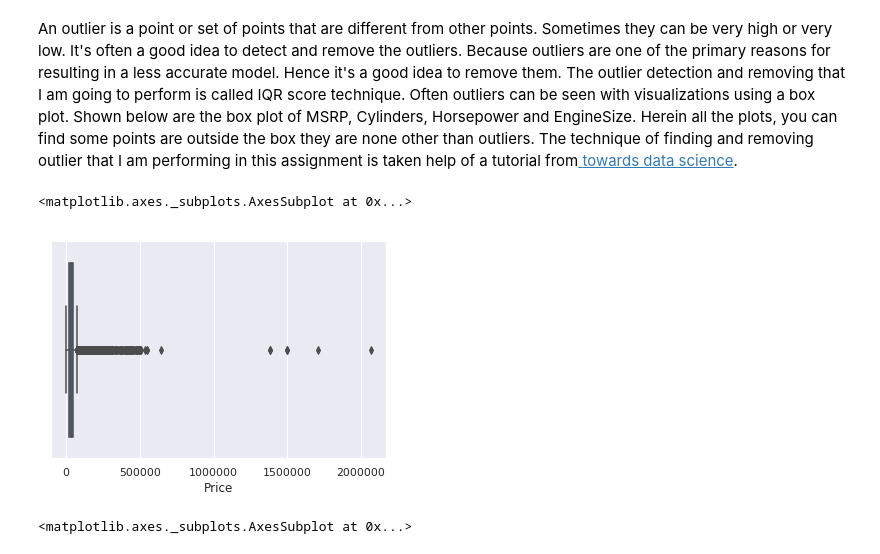
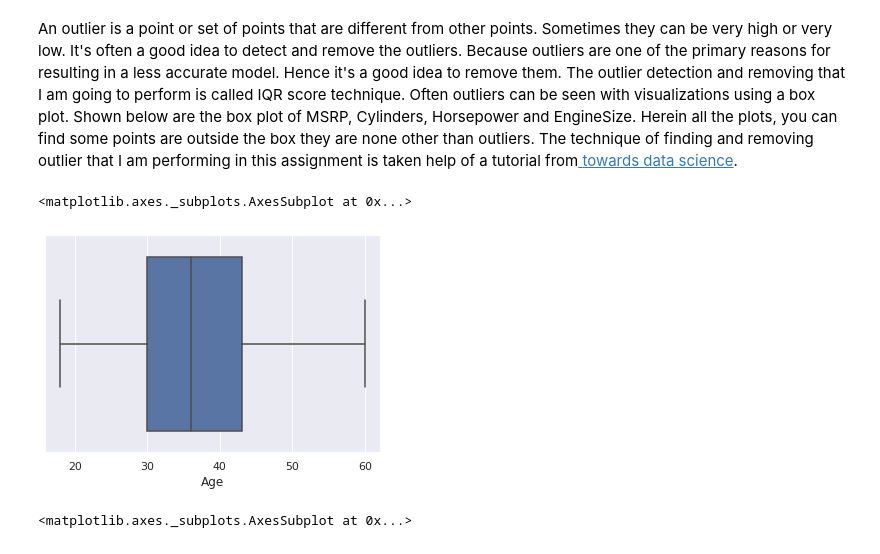
Before and after one commit to tauber/colab-exploratory, a Jupyter notebook: Exploratory_data_Analysis.ipynb, the cells around one changed output. Cells and saved outputs as stored; diff of their text form; code cells hidden in the pictures.

```diff
--- a/Exploratory_data_Analysis.ipynb
+++ b/Exploratory_data_Analysis.ipynb
@@ -273,10 +291,10 @@ dtype: int64
 # %% [markdown]
 An outlier is a point or set of points that are different from other points. Sometimes they can be very high or very low. It's often a good idea to detect and remove the outliers. Because outliers are one of the primary reasons for resulting in a less accurate model. Hence it's a good idea to remove them. The outlier detection and removing that I am going to perform is called IQR score technique. Often outliers can be seen with visualizations using a box plot. Shown below are the box plot of MSRP, Cylinders, Horsepower and EngineSize. Herein all the plots, you can find some points are outside the box they are none other than outliers. The technique of finding and removing outlier that I am performing in this assignment is taken help of a tutorial from[ towards data science](https://towardsdatascience.com/ways-to-detect-and-remove-the-outliers-404d16608dba).
 # %%
-sns.boxplot(x=df['Price'])
+sns.boxplot(x=df['Age'])
 # %% [output]
 <matplotlib.axes._subplots.AxesSubplot at 0x...>
-[figure, old version]
+[figure, new version]
 # %%
 sns.boxplot(x=df['HP'])
 # %% [output]
```
Also changed, not shown: parts of 14 cells of this notebook.
